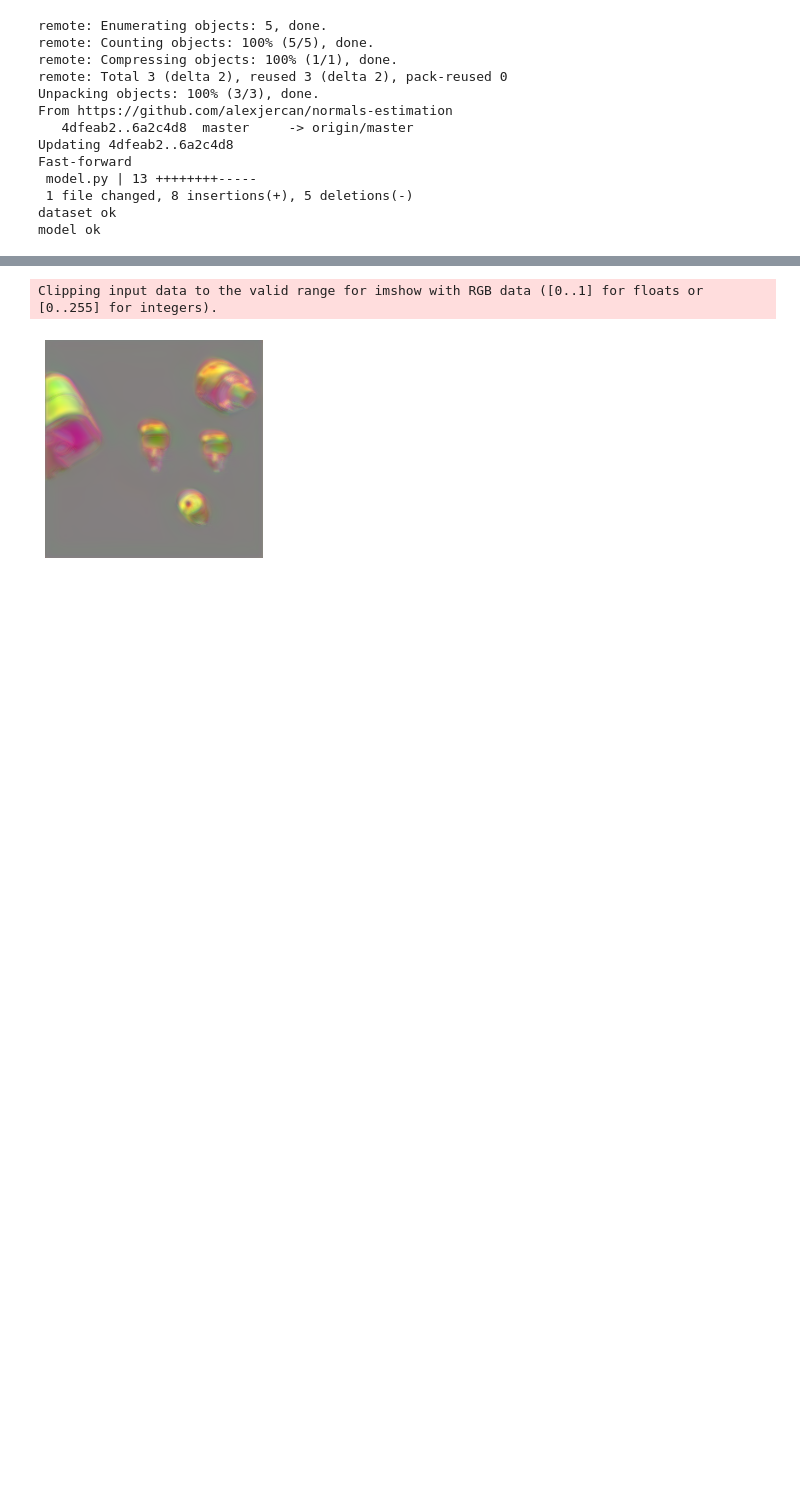
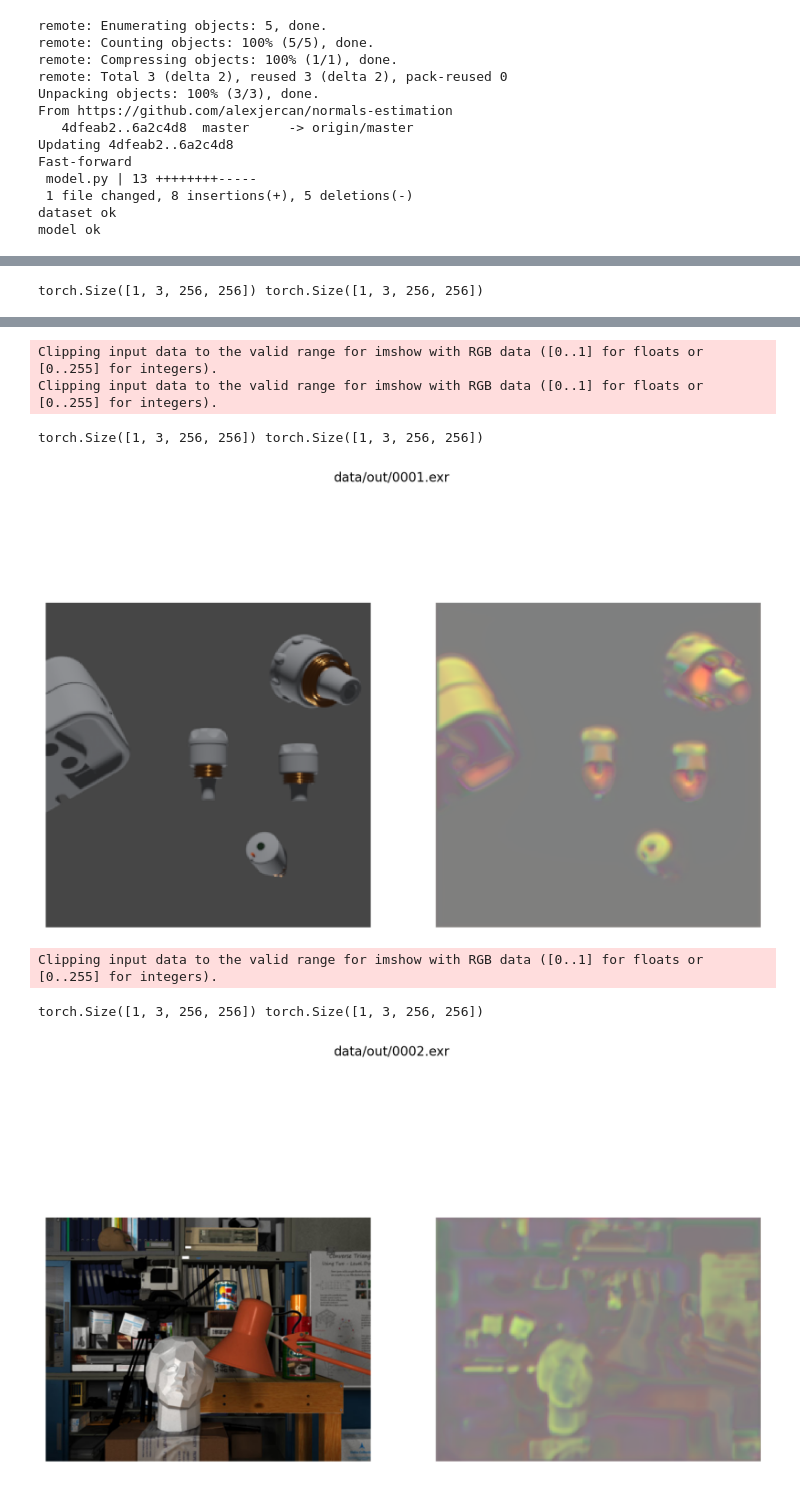
Before and after one commit to alexjercan/normals-estimation, a Jupyter notebook: tutorial.ipynb, the cells around one changed output, grey strips where cells are left out. Saved outputs shown, nothing was run; the diff lists cells and outputs as text; code cells hidden in the pictures; blank space fills up the shorter version.

```diff
--- a/tutorial.ipynb
+++ b/tutorial.ipynb
@@ -90,7 +90,11 @@ IMAGE_SIZE = 256
 DATASET_ROOT = "../bdataset_stereo"
 TRAIN_JSON_PATH = "train.json"
 TEST_JSON_PATH = "test.json"
-IMAGES = [{"imageL": "data/left.png", "imageR": "data/right.png", "output": "data/output.exr"}]
+IMAGES = [
+          {"imageL": "data/0000L.png", "imageR": "data/0000R.png", "output": "data/out/0000.exr"},
+          {"imageL": "data/0001L.png", "imageR": "data/0001R.png", "output": "data/out/0001.exr"},
+          {"imageL": "data/0002L.png", "imageR": "data/0002R.png", "output": "data/out/0002.exr"},
+]
 BATCH_SIZE = 8
 WORKERS = 8
 
@@ -272,6 +277,7 @@ model.eval()
 images = LoadImages(IMAGES, transform=detect_transform)
 for img, predictions, path in generatePredictions(model, images):
     plot_predictions([img], predictions, [path])
-    save_predictions(predictions, [path])
+    save_predictions([img], predictions, [path])
 # %% [output]
 Clipping input data to the valid range for imshow with RGB data ([0..1] for floats or [0..255] for integers).
+torch.Size([1, 3, 256, 256]) torch.Size([1, 3, 256, 256])
@@ -279,5 +285,10 @@ Clipping input data to the valid range for imshow with RGB data ([0..1] for floa
-Clipping input data to the valid range for imshow with RGB data ([0..1] for floats or [0..255] for integers).
+Clipping input data to the valid range for imshow with RGB data ([0..1] for floats or [0..255] for integers).
+Clipping input data to the valid range for imshow with RGB data ([0..1] for floats or [0..255] for integers).
+torch.Size([1, 3, 256, 256]) torch.Size([1, 3, 256, 256])
-[figure, old version]
+[figure, new version]
+Clipping input data to the valid range for imshow with RGB data ([0..1] for floats or [0..255] for integers).
+torch.Size([1, 3, 256, 256]) torch.Size([1, 3, 256, 256])
+[figure, added]
 # %%
 output_dir = os.path.join(OUT_PATH, re.sub("[^0-9a-zA-Z]+", "-", dt.now().isoformat()))
 
```
Also changed, not shown: parts of 3 cells of this notebook.
